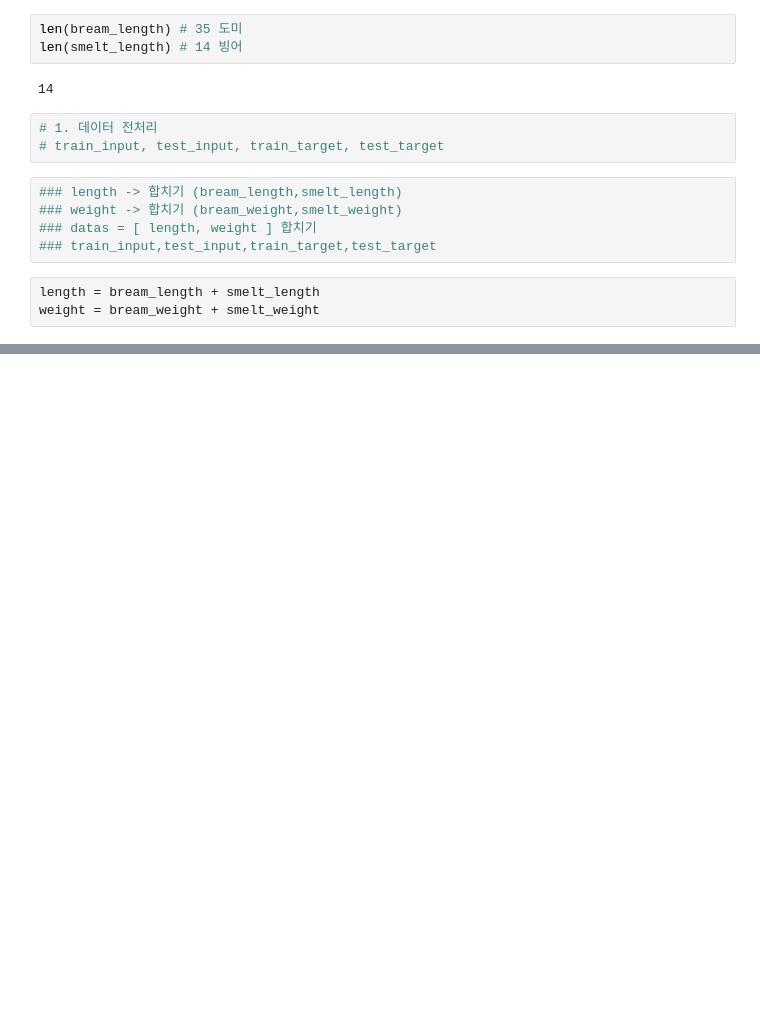
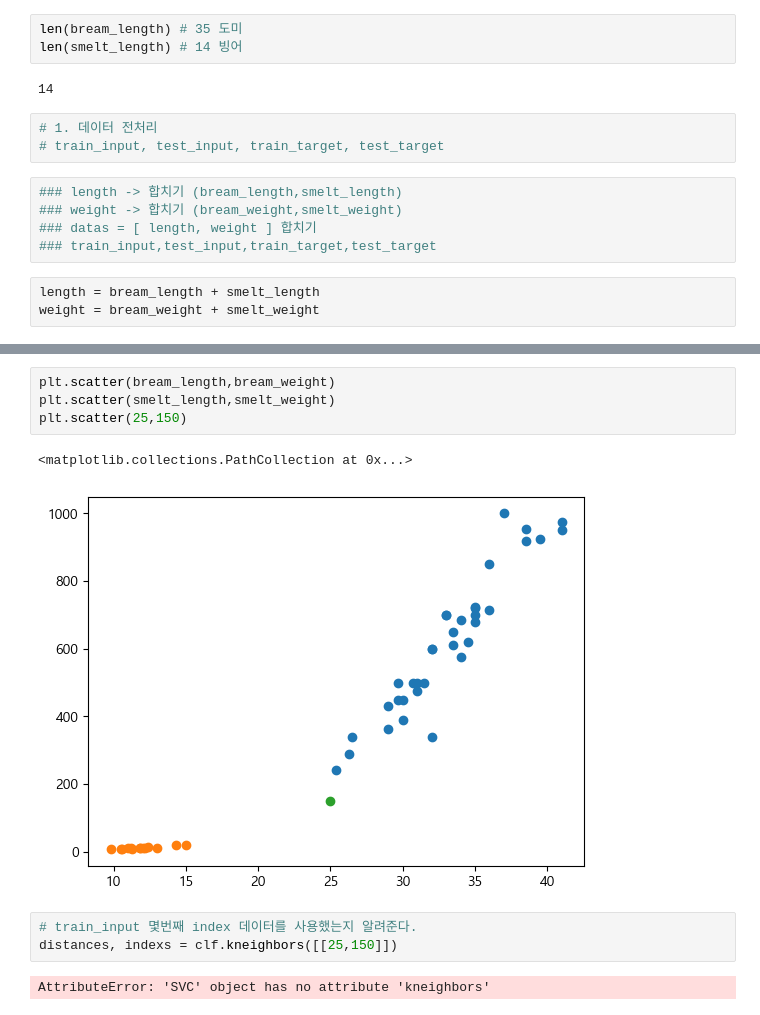
Before and after one commit to studypython99/Medical-1, a Jupyter notebook: m0517/m0517_06@@.ipynb, the cells around one changed output, grey strips where cells are left out. Saved outputs shown, nothing was run; the diff lists cells and outputs as text; blank space fills up the shorter version.

```diff
--- a/m0517/m0517_06@@.ipynb
+++ b/m0517/m0517_06@@.ipynb
@@ -83,0 +154,12 @@ datas
+# %%
+plt.scatter(bream_length,bream_weight)
+plt.scatter(smelt_length,smelt_weight)
+plt.scatter(25,150)
+# %% [output]
+<matplotlib.collections.PathCollection at 0x...>
+[figure, added]
+# %%
+# train_input 몇번째 index 데이터를 사용했는지 알려준다.
+distances, indexs = clf.kneighbors([[25,150]])
+# %% [output]
+AttributeError: 'SVC' object has no attribute 'kneighbors'
```
Also changed, not shown: parts of 9 cells of this notebook, 37 other files.
